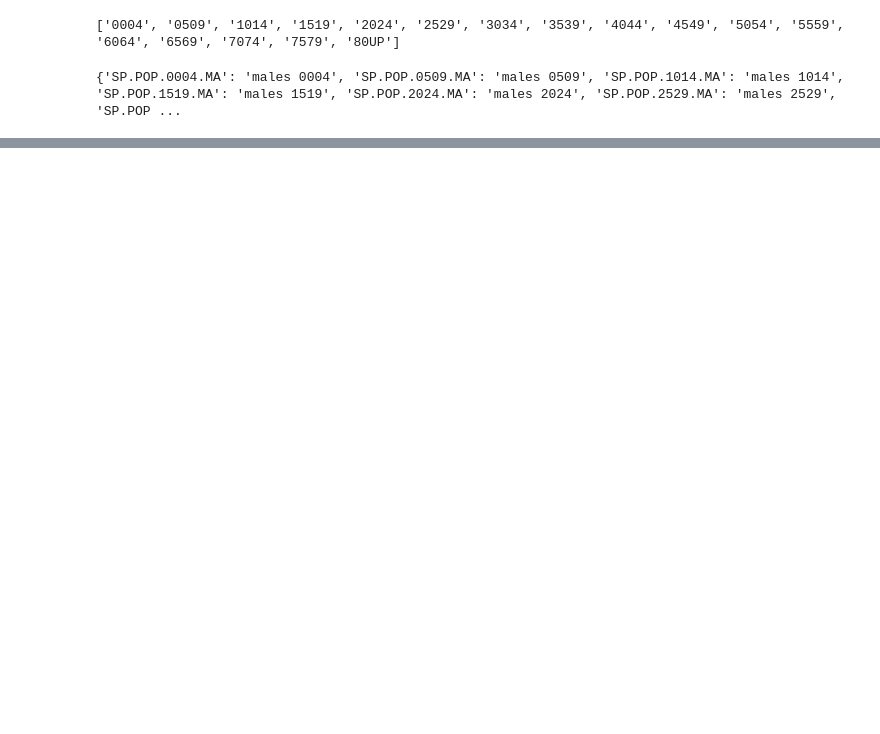
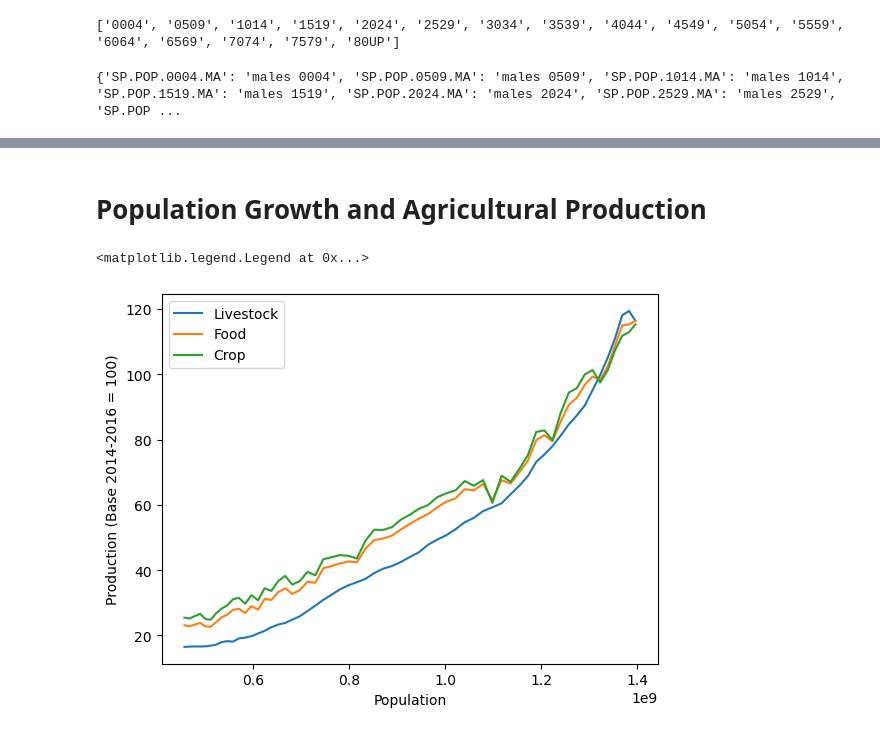
Before and after one commit to hoshiaip/EEP153Blake, a Jupyter notebook: project1.ipynb, the cells around one changed output, grey strips where cells are left out. Drawn from its saved outputs; the diff is of its cells as text; code cells hidden in the pictures; blank space fills up the shorter version.

```diff
--- a/project1.ipynb
+++ b/project1.ipynb
@@ -243,0 +293,49 @@ fig.show()
+# %% [markdown]
+# Population Growth and Agricultural Production
+# %%
+#wbdata.get_indicator()
+"""
+Agriculture Production Indices:
+
+AG.PRD.AGRI.XD                                     Agriculture production index (1999-2001 = 100)
+AG.PRD.BLY.MT                                      Barley production (metric tons)
+AG.PRD.CREL.MT                                     Cereal production (metric tons)
+AG.PRD.CREL.XD                                     Cereal production index (1999-2001 = 100)
+AG.PRD.CROP.XD                                     Crop production index (2014-2016 = 100)
+AG.PRD.FNO.MT                                      Fonio production (metric tons)
+AG.PRD.FOOD.XD                                     Food production index (2014-2016 = 100)
+AG.PRD.GAGRI.XD                                    Agriculture production index (gross, 1999-2001 = 100)
+AG.PRD.GCREL.XD                                    Cereal production index (gross, 1999-2001 = 100)
+AG.PRD.GCROP.XD                                    Crop production index (gross, 1999-2001 = 100)
+AG.PRD.GFOOD.XD                                    Food production index (gross, 1999-2001 = 100)
+AG.PRD.GLVSK.XD                                    Livestock production index (gross, 1999-2001 = 100)
+AG.PRD.GNFOOD.XD                                   Non-food production index (gross, 1999-2001 = 100)
+AG.PRD.LVSK.XD                                     Livestock production index (2014-2016 = 100)
+AG.PRD.MLT.MT                                      Millet production (metric tons)
+AG.PRD.MZE.MT                                      Maize production (metric tons)
+AG.PRD.NFOOD.XD                                    Gross non-food production index (1999-2001 = 100)
+AG.PRD.RICE.MT                                     Rice production (metric tons)
+AG.PRD.RTTB.MT                                     Roots and tubers production (metric tons)
+AG.PRD.SGM.MT                                      Sorghum production (metric tons)
+AG.PRD.WHT.MT                                      Wheat production (metric tons)
+"""
+
+vars = {"AG.PRD.LVSK.XD":"Livestock index",
+        "AG.PRD.FOOD.XD":"Food index",
+        "AG.PRD.CROP.XD":"Crop index",
+        "SP.POP.TOTL":"Population"}
+
+
+ag = wbdata.get_dataframe(vars,country='IND')
+ag = ag.reset_index()
+ag['date'] = ag['date'].astype(int)
+
+lvsk = plt.plot('Population', 'Livestock index', data=ag, label='Livestock')
+food = plt.plot('Population', 'Food index', data=ag, label='Food')
+crop = plt.plot('Population', 'Crop index', data=ag, label='Crop')
+plt.xlabel('Population')
+plt.ylabel('Production (Base 2014-2016 = 100)')
+plt.legend()
+# %% [output]
+<matplotlib.legend.Legend at 0x...>
+[figure, added]
```
Also changed, not shown: parts of 23 cells of this notebook.
